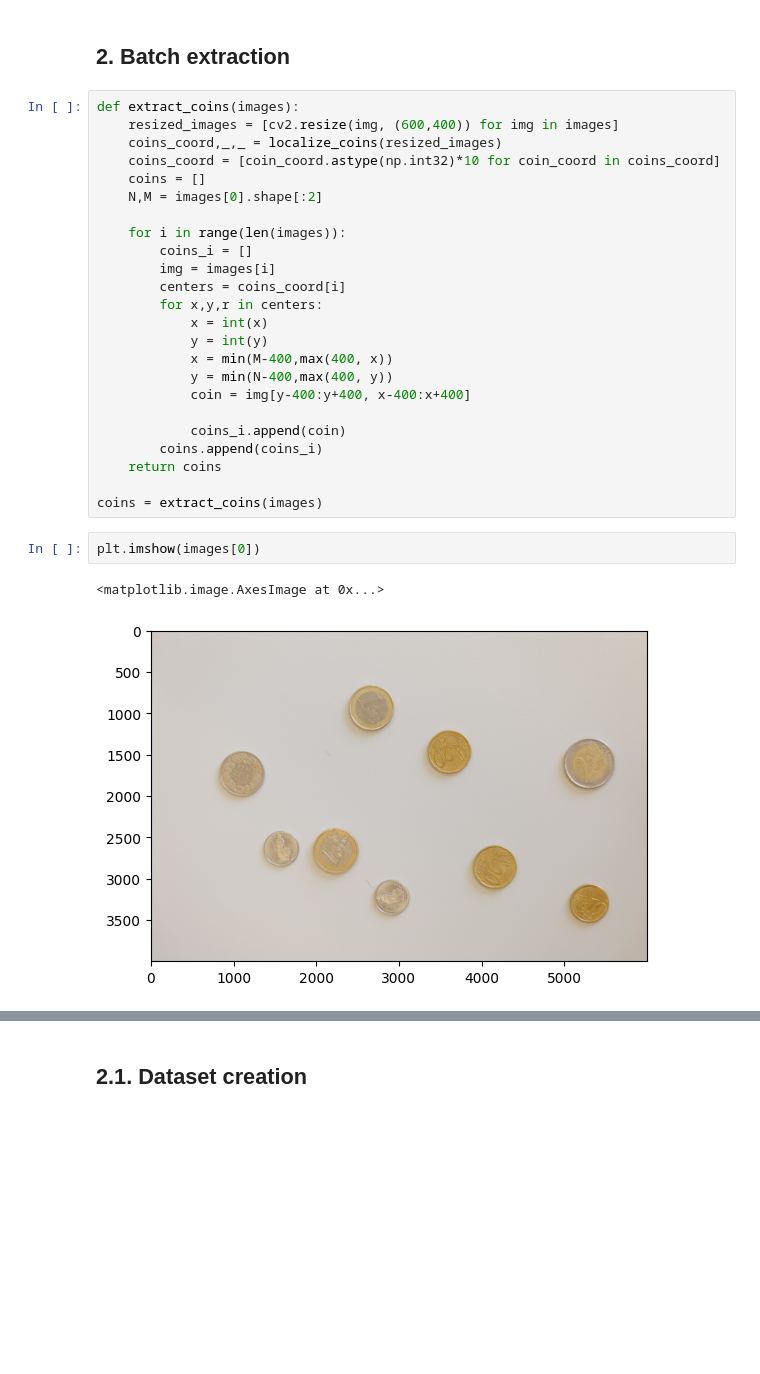
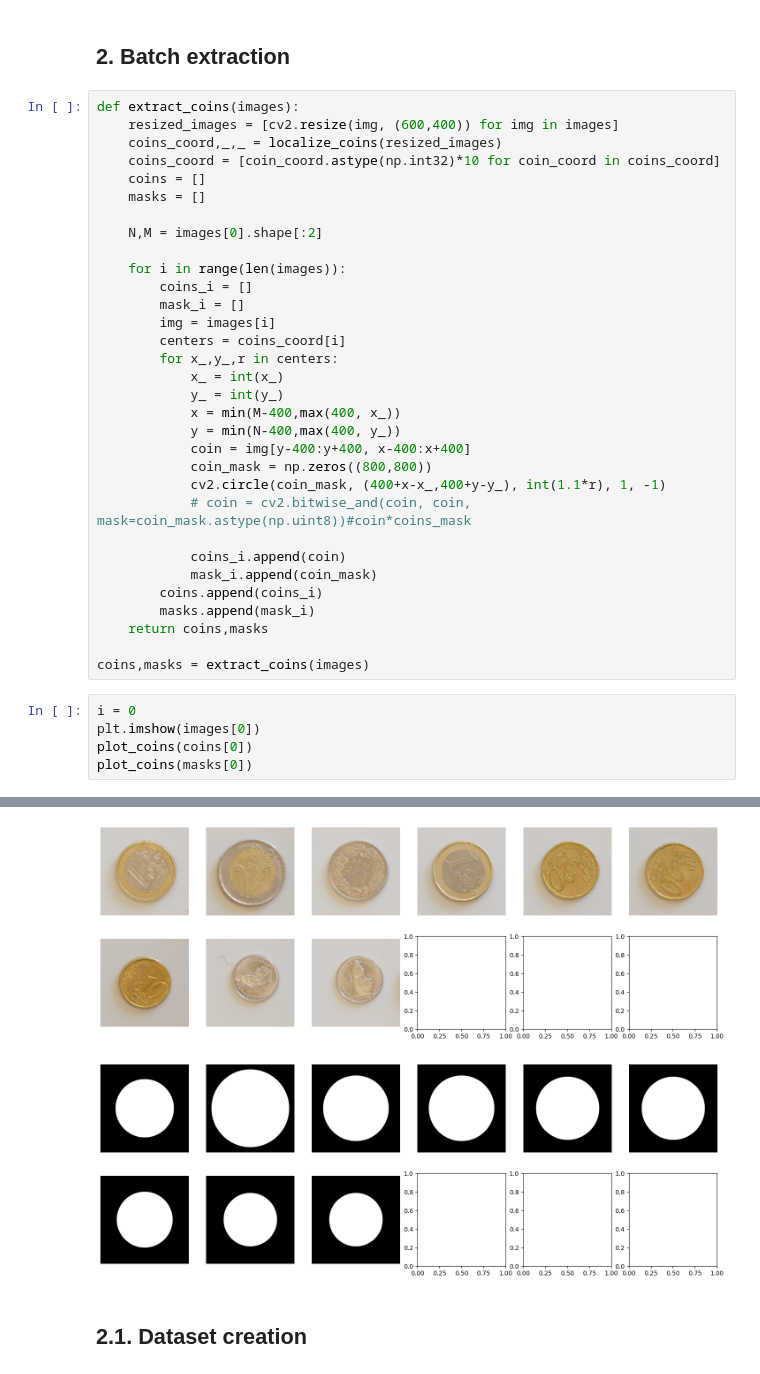
Before and after one commit to avray02/iapr_proj, a Jupyter notebook: create_dataset.ipynb, the cells around one changed output, grey strips where cells are left out. Cells and saved outputs as stored; diff of their text form; blank space fills up the shorter version.

```diff
--- a/create_dataset.ipynb
+++ b/create_dataset.ipynb
@@ -94,26 +94,35 @@ def extract_coins(images):
     coins_coord,_,_ = localize_coins(resized_images)
     coins_coord = [coin_coord.astype(np.int32)*10 for coin_coord in coins_coord]
     coins = []
+    masks = []
+
     N,M = images[0].shape[:2]
 
     for i in range(len(images)):
         coins_i = []
+        mask_i = []
         img = images[i]
         centers = coins_coord[i]
-        for x,y,r in centers:
-            x = int(x)
-            y = int(y)
-            x = min(M-400,max(400, x))
-            y = min(N-400,max(400, y))
+        for x_,y_,r in centers:
+            x_ = int(x_)
+            y_ = int(y_)
+            x = min(M-400,max(400, x_))
+            y = min(N-400,max(400, y_))
             coin = img[y-400:y+400, x-400:x+400]
+            coin_mask = np.zeros((800,800))
+            cv2.circle(coin_mask, (400+x-x_,400+y-y_), int(1.1*r), 1, -1)
+            # coin = cv2.bitwise_and(coin, coin, mask=coin_mask.astype(np.uint8))#coin*coins_mask
 
             coins_i.append(coin)
+            mask_i.append(coin_mask)
         coins.append(coins_i)
-    return coins
+        masks.append(mask_i)
+    return coins,masks
 
-coins = extract_coins(images)
+coins,masks = extract_coins(images)
-# %%
-plt.imshow(images[0])
-# %% [output]
-<matplotlib.image.AxesImage at 0x...>
-[figure, removed]
+# %%
+i = 0
+plt.imshow(images[0])
+plot_coins(coins[0])
+plot_coins(masks[0])
+# %% [output]
@@ -120,3 +130,5 @@ plt.imshow(images[0])
+[figure, added]
+[figure, added]
 # %% [markdown]
 ## 2.1. Dataset creation
 # %%
```
Also changed, not shown: parts of 2 cells of this notebook, 3 other files.
